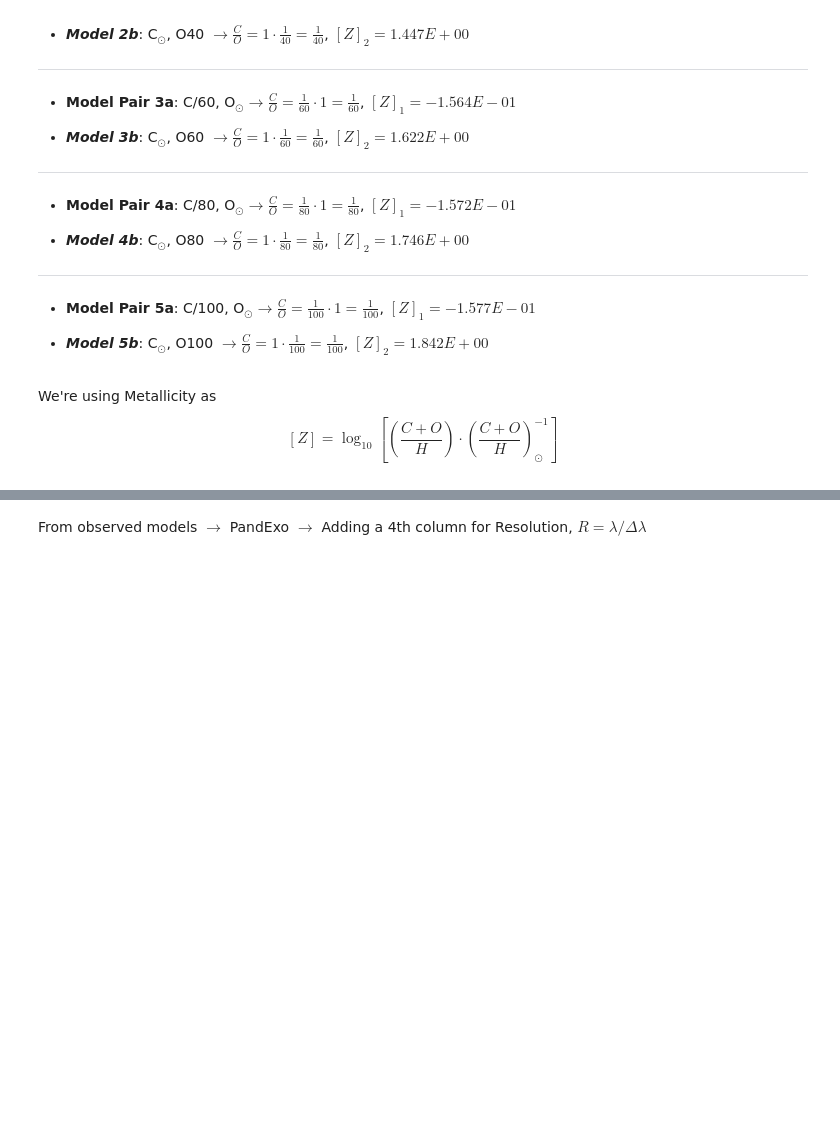
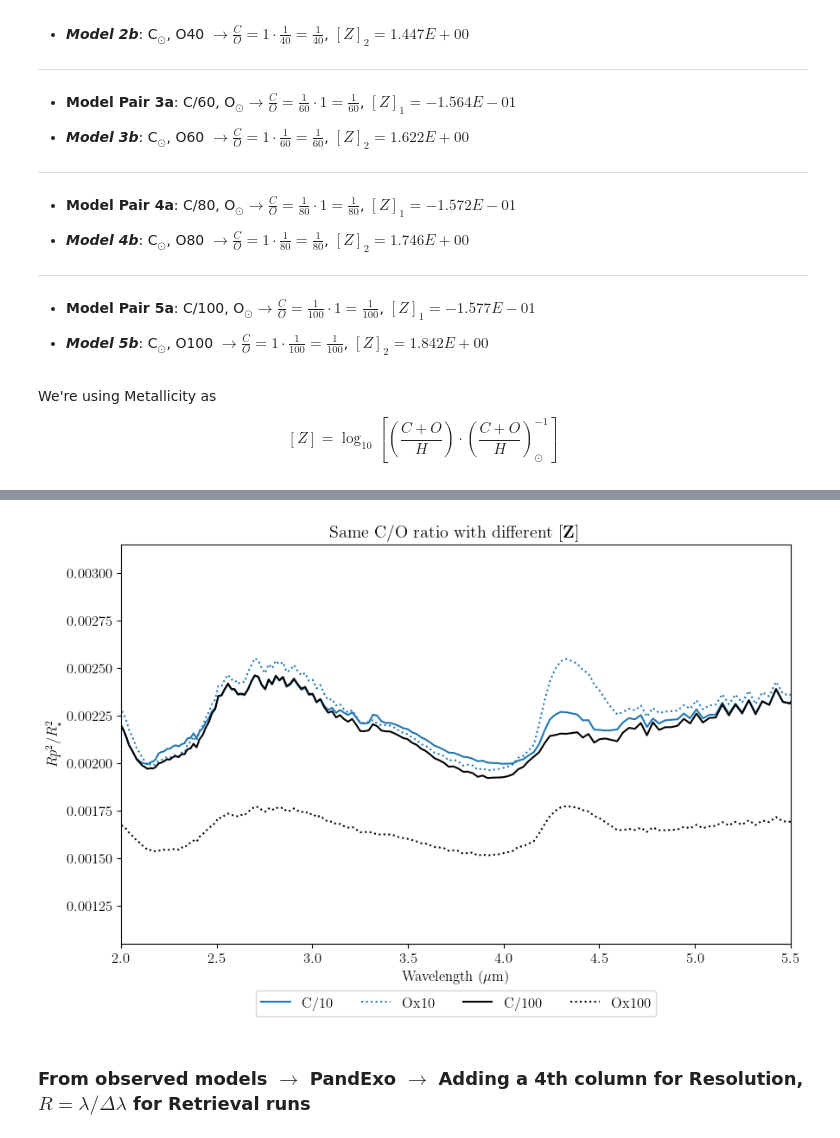
Before and after one commit to Rajit13/CASSUM-24, a Jupyter notebook: CASSUM_data_process.ipynb, the cells around one changed output, grey strips where cells are left out. Cells and saved outputs as stored; diff of their text form; code cells hidden in the pictures; blank space fills up the shorter version.

```diff
--- a/CASSUM_data_process.ipynb
+++ b/CASSUM_data_process.ipynb
@@ -127,5 +218,75 @@ plt.show()
+# %%
+data1 = np.loadtxt(r'/content/trans_O1Cd40', comments='#')
+data2 = np.loadtxt(r'/content/trans_O40Cd1', comments='#')
+data3 = np.loadtxt(r'/content/trans_O1Cd60', comments='#')
+data4 = np.loadtxt(r'/content/trans_O60Cd1', comments='#')
+data5 = np.loadtxt(r'/content/trans_O1Cd10', comments='#')
+data6 = np.loadtxt(r'/content/trans_O10Cd1', comments='#')
+data7 = np.loadtxt(r'/content/trans_O1Cd80', comments='#')
+data8 = np.loadtxt(r'/content/trans_O80Cd1', comments='#')
+data9 = np.loadtxt(r'/content/trans_O1Cd100.txt', comments='#')
+data10 = np.loadtxt(r'/content/trans_O100Cd1.txt', comments='#')
+#data11 = np.loadtxt(r'/content/trans.dat', comments='#')
+
+
+lambda_mu_1 = data1[:, 0]
+rp2_rstar2_1 = data1[:, 1]
+lambda_mu_2 = data2[:, 0]
+rp2_rstar2_2 = data2[:, 1]
+lambda_mu_3 = data3[:, 0]
+rp2_rstar2_3 = data3[:, 1]
+lambda_mu_4 = data4[:, 0]
+rp2_rstar2_4 = data4[:, 1]
+lambda_mu_5 = data5[:, 0]
+rp2_rstar2_5 = data5[:, 1]
+lambda_mu_6 = data6[:, 0]
+rp2_rstar2_6 = data6[:, 1]
+lambda_mu_7 = data7[:, 0]
+rp2_rstar2_7 = data7[:, 1]
+lambda_mu_8 = data8[:, 0]
+rp2_rstar2_8 = data8[:, 1]
+lambda_mu_9 = data9[:, 0]
+rp2_rstar2_9 = data9[:, 1]
+lambda_mu_10 = data10[:, 0]
+rp2_rstar2_10 = data10[:, 1]
+lambda_mu_11 = data10[:, 0]
+rp2_rstar2_11 = data10[:, 1]
+
+
+plt.figure(figsize=(10, 6))
+
+
+#plt.plot(lambda_mu_1, rp2_rstar2_1, label='O1Cd40', color='tab:green')
+#plt.plot(lambda_mu_2, rp2_rstar2_2, label='O40Cd1', linestyle='dotted', color='tab:green')
+#plt.plot(lambda_mu_3, rp2_rstar2_3, label='O1Cd60', color='tab:orange')
+#plt.plot(lambda_mu_4, rp2_rstar2_4, label='O60Cd1', linestyle='dotted', color='tab:orange')
+plt.plot(lambda_mu_5, rp2_rstar2_5, label='C/10', color='tab:blue')
+plt.plot(lambda_mu_6, rp2_rstar2_6, label='Ox10', linestyle='dotted', color='tab:blue')
+#plt.plot(lambda_mu_7, rp2_rstar2_7, label='O1Cd80', color='tab:red')
+#plt.plot(lambda_mu_8, rp2_rstar2_8, label='O80Cd1', linestyle='dotted', color='tab:red')
+plt.plot(lambda_mu_9, rp2_rstar2_9, label='C/100', color='black')
+plt.plot(lambda_mu_10, rp2_rstar2_10, label='Ox100', linestyle='dotted', color='black')
+#plt.plot(lambda_mu_11, rp2_rstar2_11, label='solar', color='red')
+
+plt.xlabel('Wavelength ($\mu$m)')
+plt.ylabel('$Rp^2/R_{\star}^2$')
+plt.title('Same C/O ratio with different $\mathbf{[Z]}$')
+
+# Set the x-axis limit
+plt.xlim(2, 5.5)
+
+
+# Add legend
+#plt.legend()
+# Add legend and set it to display horizontally
+plt.legend(ncol=5, loc='upper center', bbox_to_anchor=(0.5, -0.1))
+
+plt.savefig('Spectra5model.pdf', bbox_inches='tight')
+plt.show()
+# %% [output]
+[figure, added]
 # %% [markdown]
-From observed models $\rightarrow$ PandExo $\rightarrow$ Adding a 4th column for Resolution, $R=\lambda/\Delta \lambda$
+### From observed models $\rightarrow$ PandExo $\rightarrow$ Adding a 4th column for Resolution, $R=\lambda/\Delta \lambda$ for Retrieval runs
 # %%
 import os
 import pandas as pd
```
Also changed, not shown: parts of 4 cells of this notebook.
